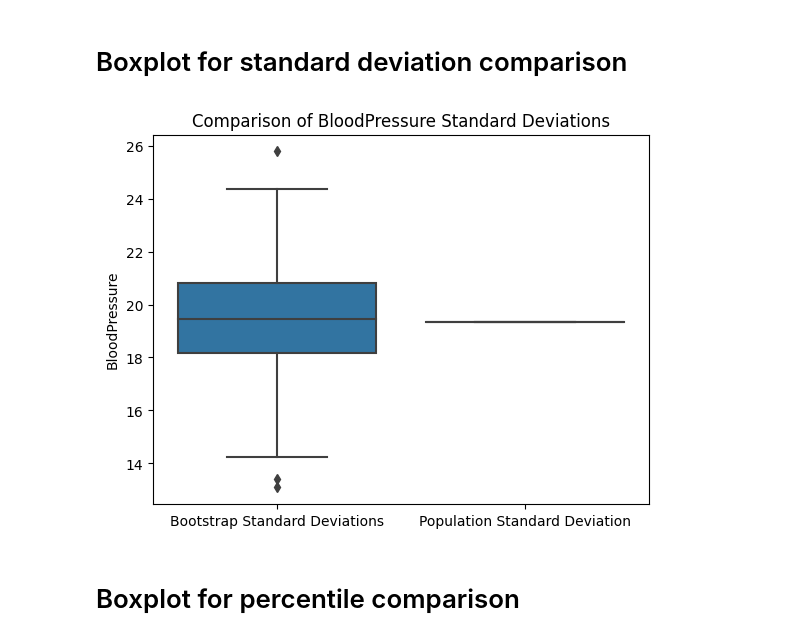
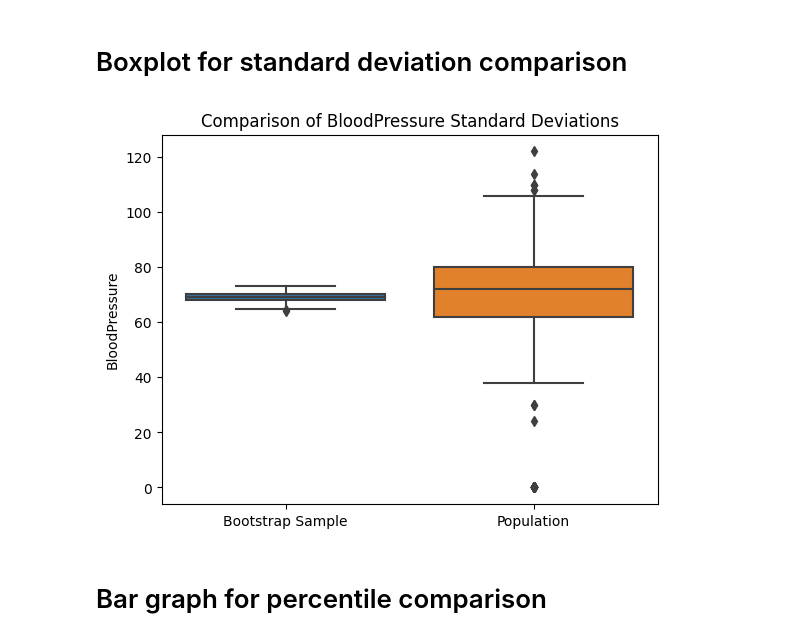
Before and after one commit to m-nweke/CS5530-Assignment2, a Jupyter notebook: Assignment2.ipynb, the cells around one changed output. Drawn from its saved outputs; the diff is of its cells as text; code cells hidden in the pictures.

```diff
--- a/Assignment2.ipynb
+++ b/Assignment2.ipynb
@@ -90,5 +104,7 @@ for i in range(500):
 # %% [markdown]
 # Finding the mean, standard deviation, and percentile for BloodPressure in the population
+# %%
+population_bps = df['BloodPressure']
 # %%
 population_bp_mean = df['BloodPressure'].mean()
 population_bp_mean
@@ -121,12 +139,12 @@ plt.show()
 # Boxplot for standard deviation comparison
 # %%
 fig, ax = plt.subplots()
-sns.boxplot(data=[bootstrap_stds, [population_bp_std]])
-ax.set_xticklabels(['Bootstrap Standard Deviations', 'Population Standard Deviation'])
+sns.boxplot(data=[bootstrap_means, [population_bps]])
+ax.set_xticklabels(['Bootstrap Sample', 'Population'])
 ax.set_ylabel('BloodPressure')
 ax.set_title('Comparison of BloodPressure Standard Deviations')
 plt.show()
 # %% [output]
-[figure, old version]
+[figure, new version]
 # %% [markdown]
-# Boxplot for percentile comparison
+# Bar graph for percentile comparison
```
Also changed, not shown: parts of 8 cells of this notebook.
